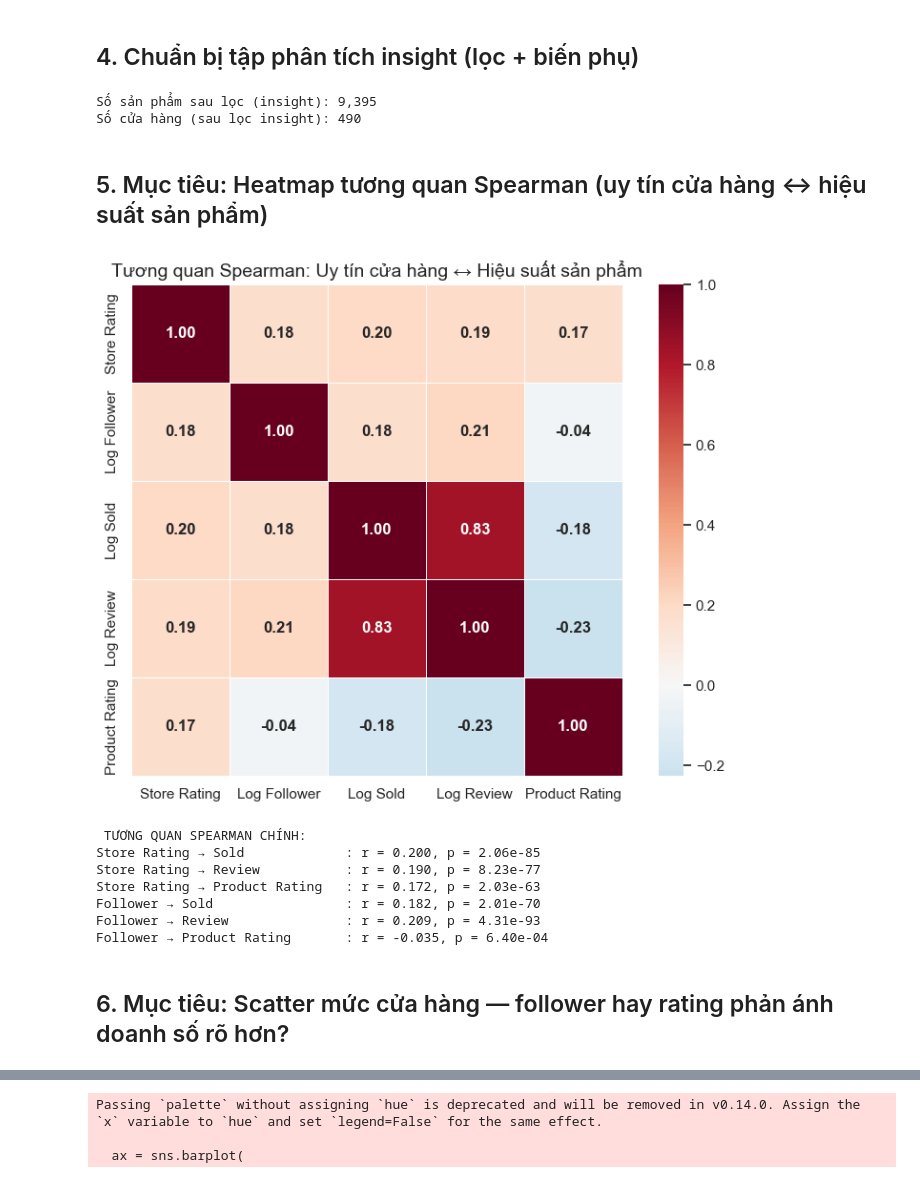
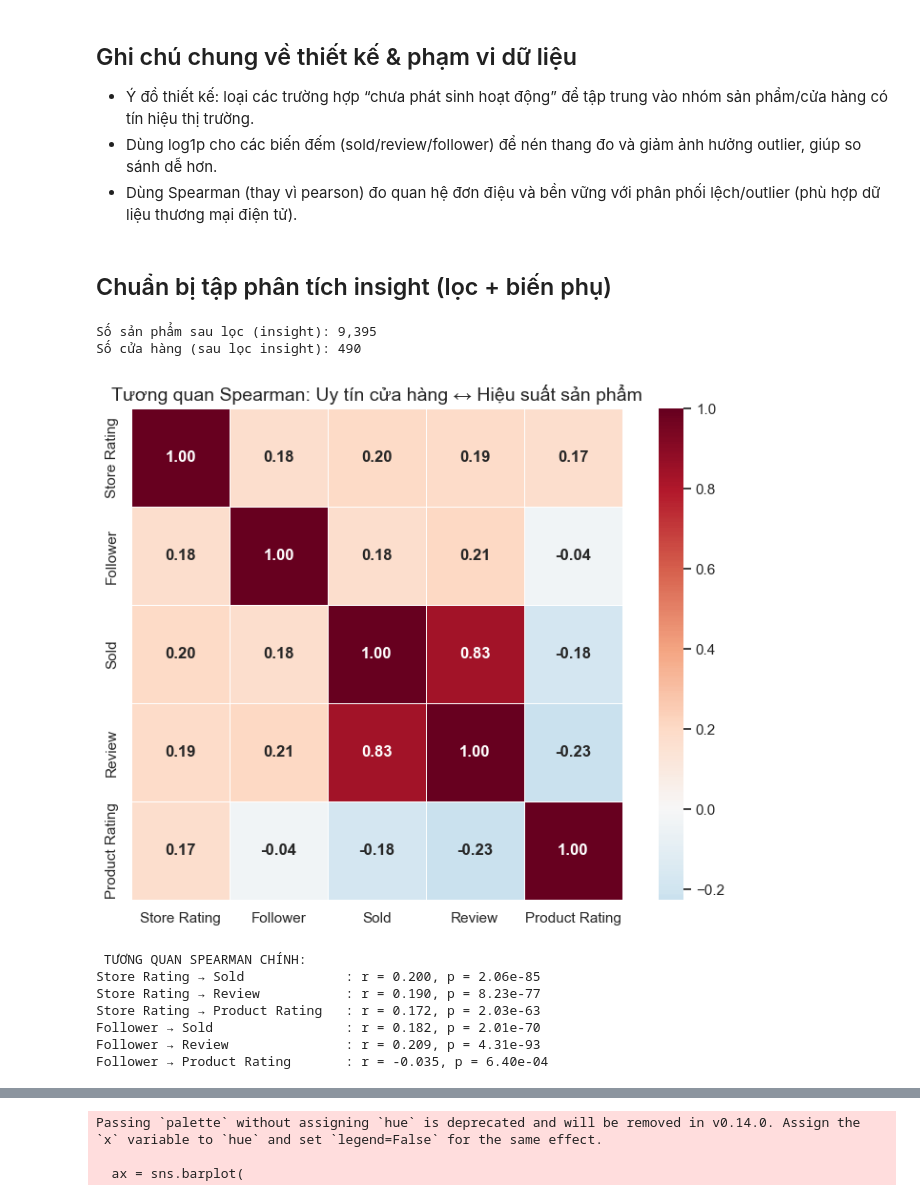
Before and after one commit to phuongth05/DV_LAB01, a Jupyter notebook: groups/thuong.ipynb, the cells around one changed output, grey strips where cells are left out. Cells and saved outputs as stored; diff of their text form; code cells hidden in the pictures.

```diff
--- a/groups/thuong.ipynb
+++ b/groups/thuong.ipynb
@@ -67,5 +75,10 @@ df_thuong_01 = df_products.merge(
+# %% [markdown]
+## Ghi chú chung về thiết kế & phạm vi dữ liệu
+- Ý đồ thiết kế: loại các trường hợp “chưa phát sinh hoạt động” để tập trung vào nhóm sản phẩm/cửa hàng có tín hiệu thị trường.
+- Dùng log1p cho các biến đếm (sold/review/follower) để nén thang đo và giảm ảnh hưởng outlier, giúp so sánh dễ hơn.
+- Dùng Spearman (thay vì pearson) đo quan hệ đơn điệu và bền vững với phân phối lệch/outlier (phù hợp dữ liệu thương mại điện tử).
 # %% [markdown]
-## 4. Chuẩn bị tập phân tích insight (lọc + biến phụ)
+## Chuẩn bị tập phân tích insight (lọc + biến phụ)
 # %%
 # store_rating > 0, sold_count > 0, rating_avg > 0, follower_count > 0
 df_insight = df_thuong_01[
@@ -111,44 +128,34 @@ print(f"Số cửa hàng (sau lọc insight): {len(store_agg):,}")
 # %% [output]
 Số sản phẩm sau lọc (insight): 9,395
 Số cửa hàng (sau lọc insight): 490
-# %% [markdown]
-## 5. Mục tiêu: Heatmap tương quan Spearman (uy tín cửa hàng ↔ hiệu suất sản phẩm)
 # %%
-corr_df = df_insight[["store_rating", "log_follower", "log_sold", "log_review", "rating_avg"]].copy()
-corr_df.columns = ["Store Rating", "Log Follower", "Log Sold", "Log Review", "Product Rating"]
+corr_df = df_insight[["store_rating", "follower_count", "sold_count", "review_count", "rating_avg"]].copy()
+corr_df.columns = ["Store Rating", "Follower", "Sold", "Review", "Product Rating"]
 
 corr_matrix = corr_df.corr(method="spearman")
 
 plt.figure(figsize=(8, 6))
 sns.heatmap(
     corr_matrix,
     annot=True,
     cmap="RdBu_r",
     center=0,
     fmt=".2f",
     square=True,
     linewidths=0.5,
     annot_kws={"fontsize": 12, "fontweight": "bold"}
 )
 plt.title("Tương quan Spearman: Uy tín cửa hàng ↔ Hiệu suất sản phẩm")
 plt.tight_layout()
 plt.show()
 
-print(" TƯƠNG QUAN SPEARMAN CHÍNH:")
-pairs = [
-    ("store_rating", "log_sold", "Store Rating → Sold"),
-    ("store_rating", "log_review", "Store Rating → Review"),
-    ("store_rating", "rating_avg", "Store Rating → Product Rating"),
-    ("log_follower", "log_sold", "Follower → Sold"),
-    ("log_follower", "log_review", "Follower → Review"),
-    ("log_follower", "rating_avg", "Follower → Product Rating")
-]
+
 for x, y, label in pairs:
     sub = df_insight[[x, y]].dropna()
     r, p = spearmanr(sub[x], sub[y])
     print(f"{label:32s}: r = {r:.3f}, p = {p:.2e}")
 # %% [output]
-[figure, old version]
+[figure, new version]
  TƯƠNG QUAN SPEARMAN CHÍNH:
 Store Rating → Sold             : r = 0.200, p = 2.06e-85
 Store Rating → Review           : r = 0.190, p = 8.23e-77
@@ -156,5 +163,3 @@ Store Rating → Product Rating   : r = 0.172, p = 2.03e-63
 Follower → Sold                 : r = 0.182, p = 2.01e-70
 Follower → Review               : r = 0.209, p = 4.31e-93
 Follower → Product Rating       : r = -0.035, p = 6.40e-04
-# %% [markdown]
-## 6. Mục tiêu: Scatter mức cửa hàng — follower hay rating phản ánh doanh số rõ hơn?
```
Also changed, not shown: parts of 34 cells of this notebook.
